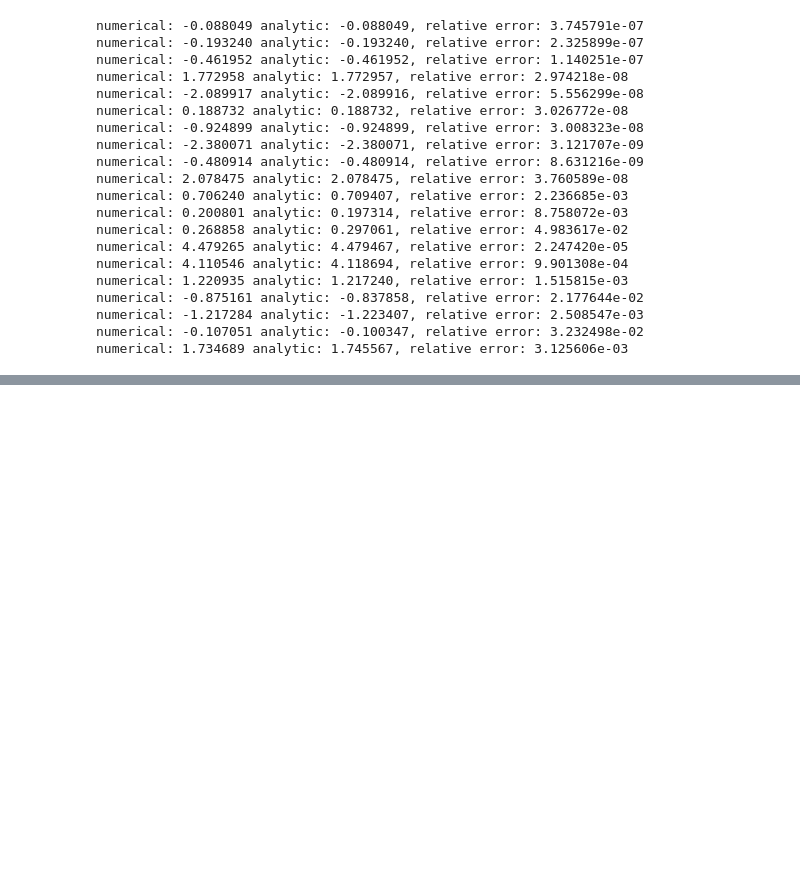
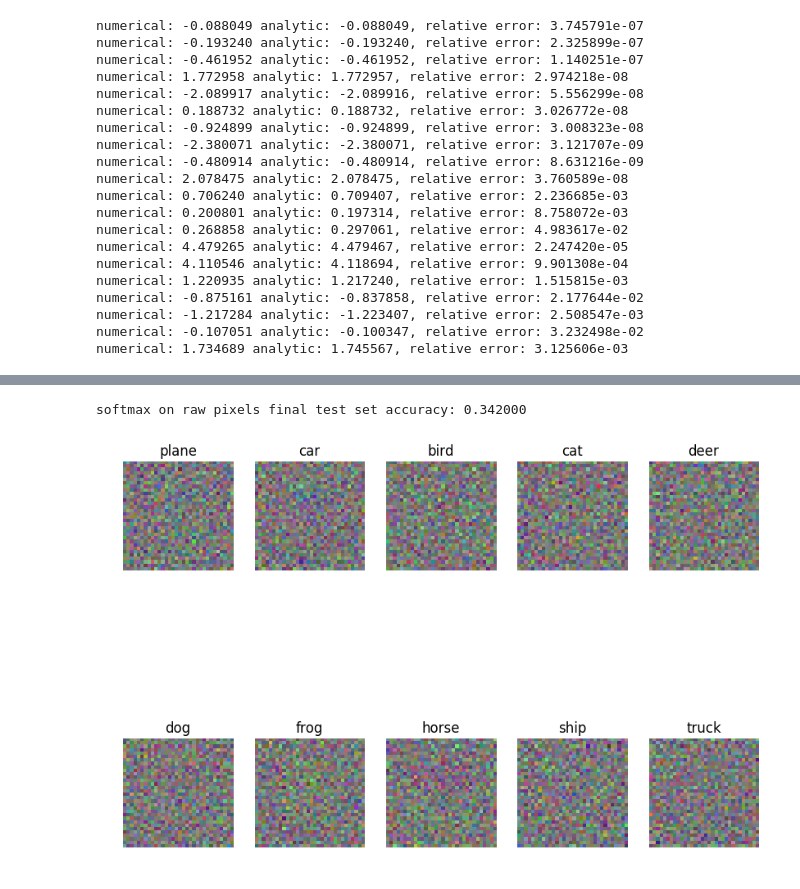
Before and after one commit to re9ulus/nn_learning, a Jupyter notebook: cs231n/assignment1/softmax.ipynb, the cells around one changed output, grey strips where cells are left out. Drawn from its saved outputs; the diff is of its cells as text; code cells hidden in the pictures; blank space fills up the shorter version.

Commit message:
Update cs231n, finish softmax, fix svm

```diff
--- a/cs231n/assignment1/softmax.ipynb
+++ b/cs231n/assignment1/softmax.ipynb
@@ -189,8 +189,8 @@ from cs231n.classifiers import Softmax
 results = {}
 best_val = -1
 best_softmax = None
-learning_rates = [1e-7, 5e-7]
-regularization_strengths = [5e4, 1e8]
+learning_rates = [1e-7, 1e-6, 1e-4]
+regularization_strengths = [0.001, 0.1, 1, 1e2, 5e4, 1e8]
 
 ################################################################################
 # TODO:                                                                        #
@@ -198,7 +198,22 @@ regularization_strengths = [5e4, 1e8]
 # This should be identical to the validation that you did for the SVM; save    #
 # the best trained softmax classifer in best_softmax.                          #
 ################################################################################
-pass
+for lr in learning_rates:
+    for rg in regularization_strengths:
+        print(lr, rg)
+        smax = Softmax()
+        smax.train(X_train, y_train, learning_rate=lr, reg=rg,
+                      num_iters=3000, verbose=True)
+        y_train_pred = smax.predict(X_train)
+        y_val_pred = smax.predict(X_val)
+        score_train = np.mean(y_train == y_train_pred)
+        score_val = np.mean(y_val == y_val_pred)
+        results[(learning_rate, reg)] = (score_train, score_val)
+
+        if score_val > best_val:
+            best_val = score_val
+            best_softmax = smax
+        print('val score: {}'.format(score_val))
 ################################################################################
 #                              END OF YOUR CODE                                #
 ################################################################################
@@ -206,29 +221,32 @@ pass
 # Print out results.
 for lr, reg in sorted(results):
     train_accuracy, val_accuracy = results[(lr, reg)]
-    print 'lr %e reg %e train accuracy: %f val accuracy: %f' % (
-                lr, reg, train_accuracy, val_accuracy)
+    print('lr %e reg %e train accuracy: %f val accuracy: %f' % (
+                lr, reg, train_accuracy, val_accuracy))
 
-print 'best validation accuracy achieved during cross-validation: %f' % best_val
+print('best validation accuracy achieved during cross-validation: %f' % best_val)
 # %%
 # evaluate on test set
 # Evaluate the best softmax on test set
 y_test_pred = best_softmax.predict(X_test)
 test_accuracy = np.mean(y_test == y_test_pred)
-print 'softmax on raw pixels final test set accuracy: %f' % (test_accuracy, )
+print('softmax on raw pixels final test set accuracy: %f' % (test_accuracy, ))
+# %% [output]
+softmax on raw pixels final test set accuracy: 0.342000
 # %%
 # Visualize the learned weights for each class
 w = best_softmax.W[:-1,:] # strip out the bias
 w = w.reshape(32, 32, 3, 10)
 
 w_min, w_max = np.min(w), np.max(w)
 
 classes = ['plane', 'car', 'bird', 'cat', 'deer', 'dog', 'frog', 'horse', 'ship', 'truck']
-for i in xrange(10):
-  plt.subplot(2, 5, i + 1)
-
-  # Rescale the weights to be between 0 and 255
-  wimg = 255.0 * (w[:, :, :, i].squeeze() - w_min) / (w_max - w_min)
-  plt.imshow(wimg.astype('uint8'))
-  plt.axis('off')
-  plt.title(classes[i])
+for i in range(10):
+    plt.subplot(2, 5, i + 1)
+    # Rescale the weights to be between 0 and 255
+    wimg = 255.0 * (w[:, :, :, i].squeeze() - w_min) / (w_max - w_min)
+    plt.imshow(wimg.astype('uint8'))
+    plt.axis('off')
+    plt.title(classes[i])
+# %% [output]
+[figure, added]
```
Also changed, not shown: parts of 1 cell of this notebook, 1 other file.
